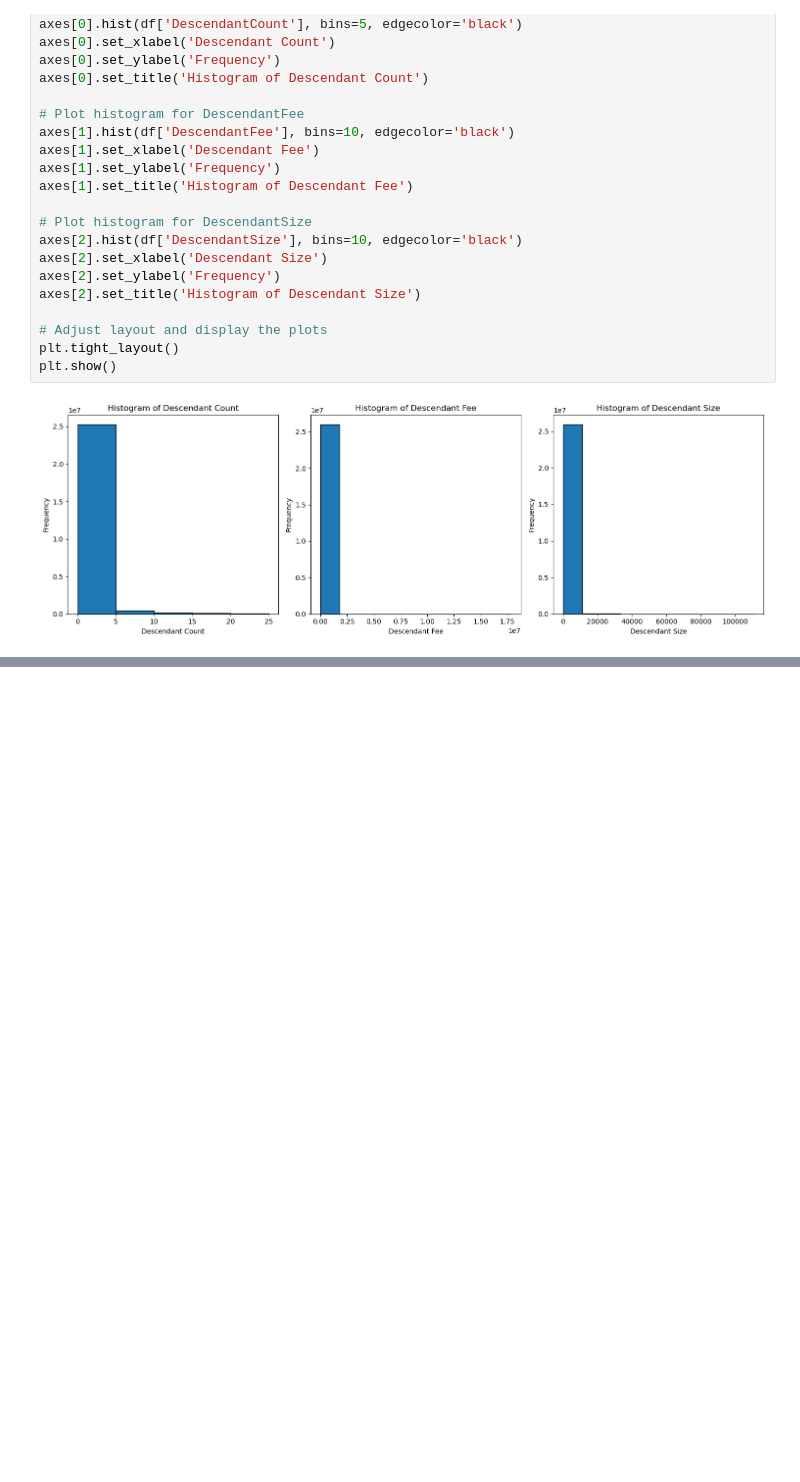
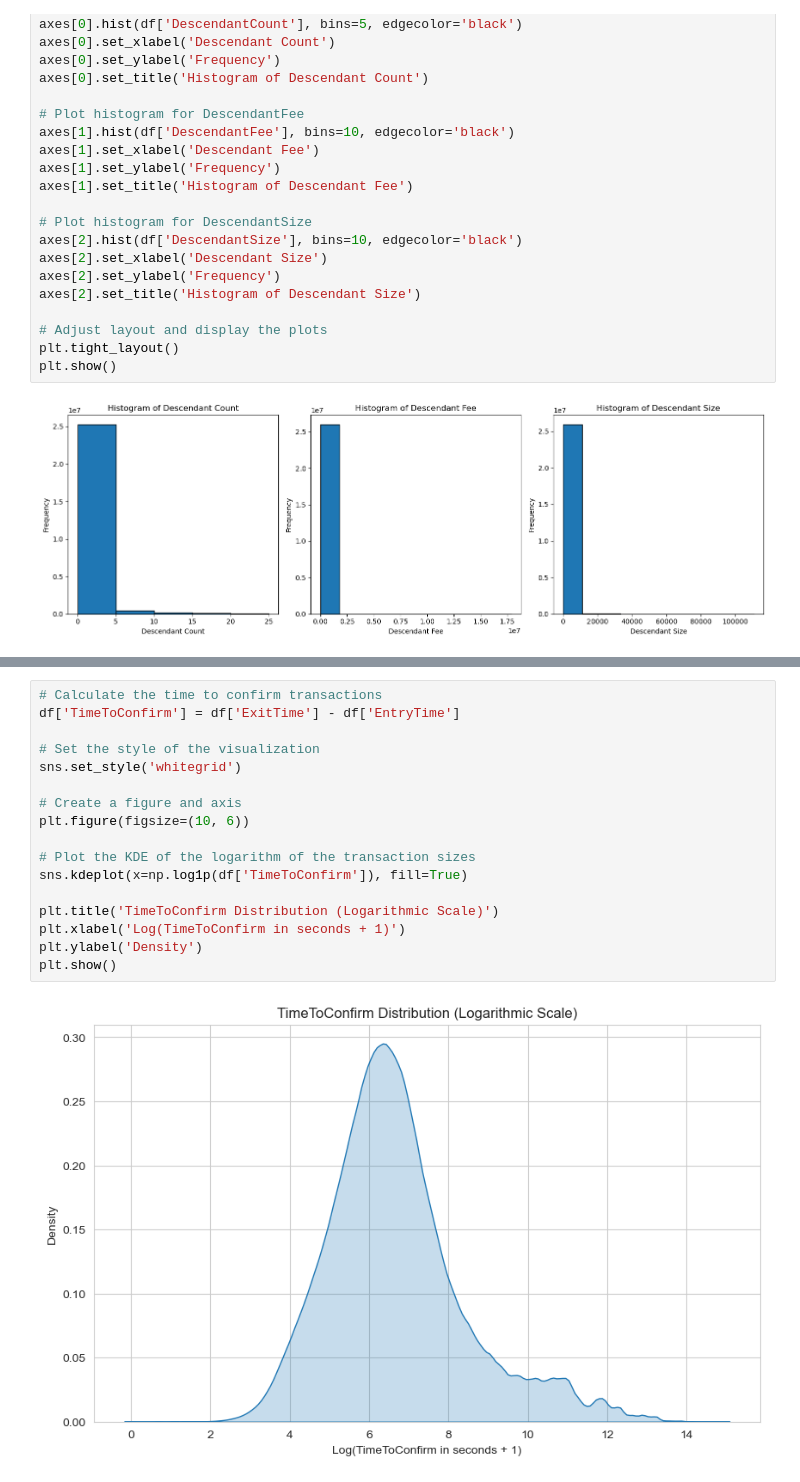
Before and after one commit to amnaahmad20/Bitcoin-Transactions-Latency-Forecasting-Dataset, a Jupyter notebook: blockchain_data analysis.ipynb, the cells around one changed output, grey strips where cells are left out. Cells and saved outputs as stored; diff of their text form; blank space fills up the shorter version.

```diff
--- a/blockchain_data analysis.ipynb
+++ b/blockchain_data analysis.ipynb
@@ -139,3 +151,22 @@ plt.show()
+# %%
+# Calculate the time to confirm transactions
+df['TimeToConfirm'] = df['ExitTime'] - df['EntryTime']
+
+# Set the style of the visualization
+sns.set_style('whitegrid')
+
+# Create a figure and axis
+plt.figure(figsize=(10, 6))
+
+# Plot the KDE of the logarithm of the transaction sizes
+sns.kdeplot(x=np.log1p(df['TimeToConfirm']), fill=True)
+
+plt.title('TimeToConfirm Distribution (Logarithmic Scale)')
+plt.xlabel('Log(TimeToConfirm in seconds + 1)')
+plt.ylabel('Density')
+plt.show()
+# %% [output]
+[figure, added]
 # %%
 # Boxplot the z-scores to visualize the outliers
 plt.figure(figsize=(12,8))
```
Also changed, not shown: parts of 27 cells of this notebook.
